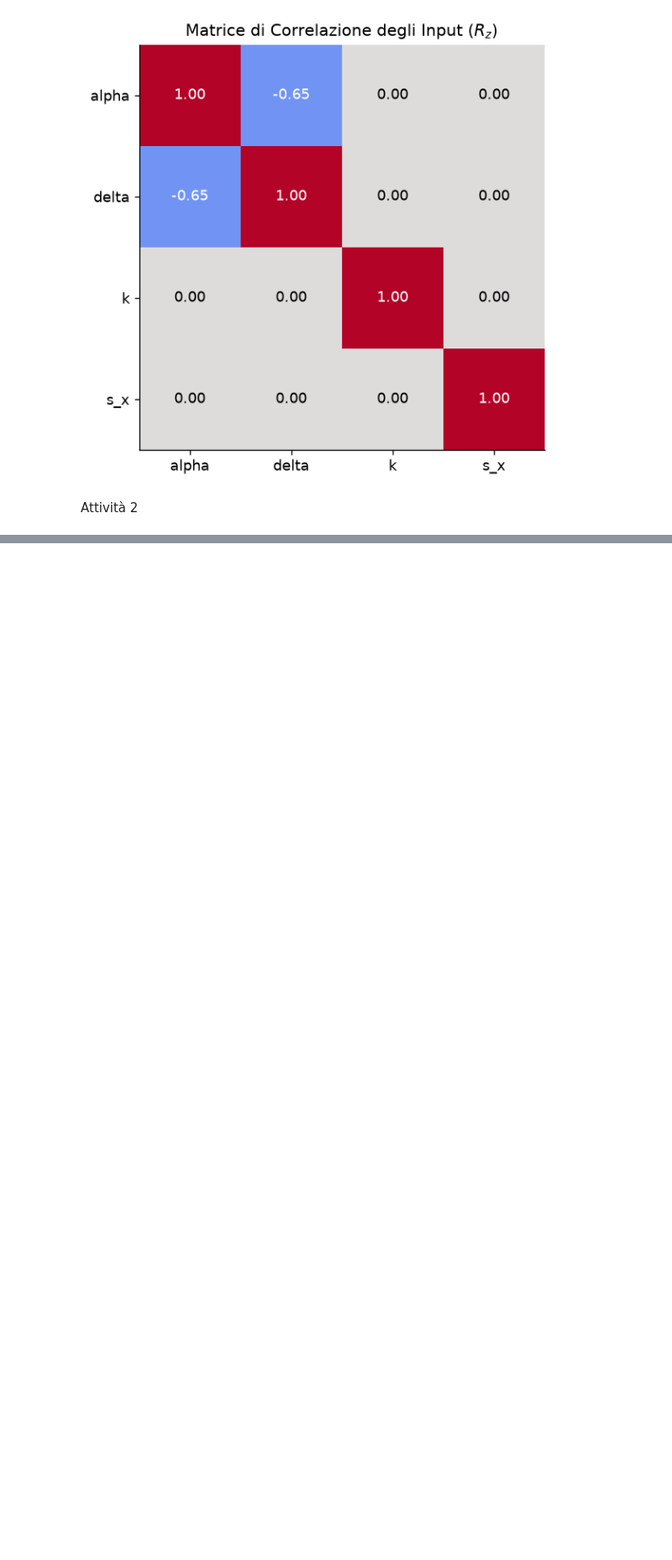
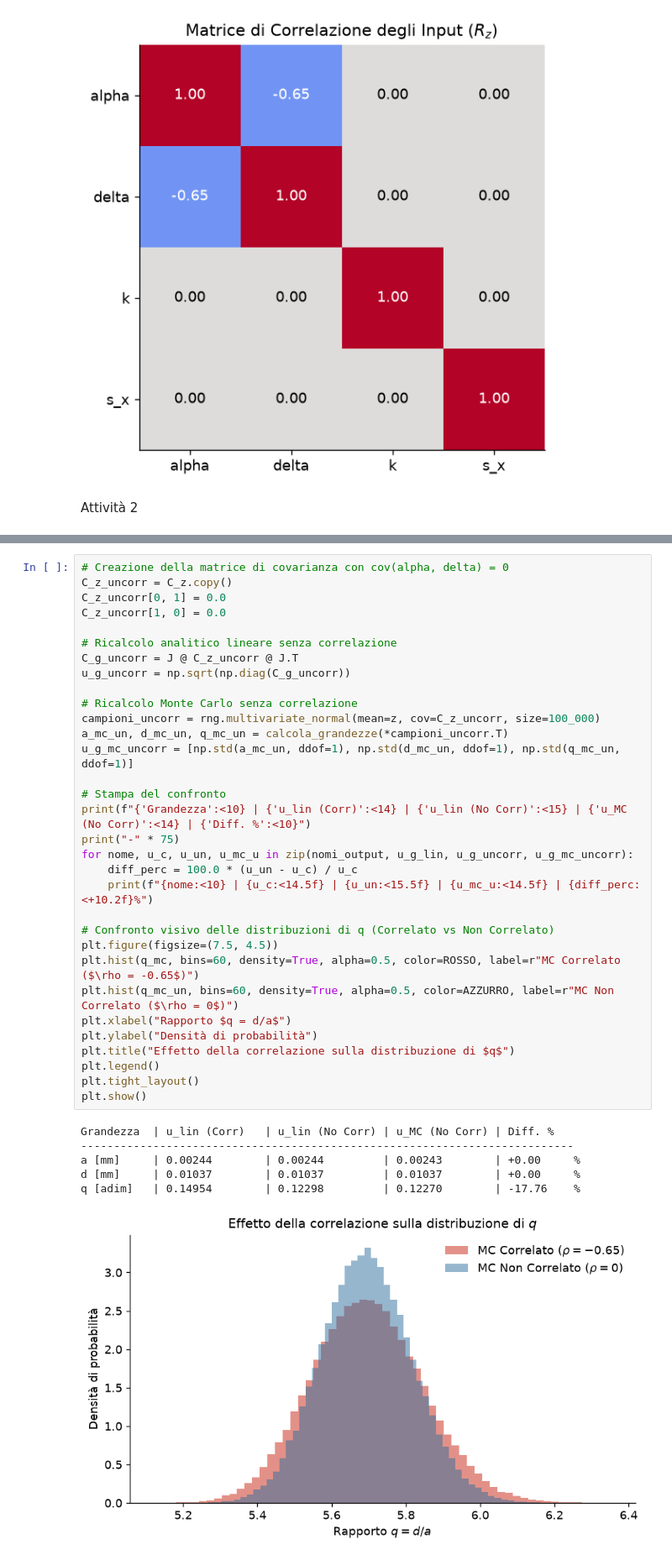
Before and after one commit to LeonardoZara/LabEMO-Romani-Mercanti-Zara, a Jupyter notebook: analisidati.ipynb, the cells around one changed output, grey strips where cells are left out. Shown at 84% size. Drawn from its saved outputs; the diff is of its cells as text; blank space fills up the shorter version.

```diff
--- a/analisidati.ipynb
+++ b/analisidati.ipynb
@@ -363,0 +449,39 @@ Attività 2
+# %%
+# Creazione della matrice di covarianza con cov(alpha, delta) = 0
+C_z_uncorr = C_z.copy()
+C_z_uncorr[0, 1] = 0.0
+C_z_uncorr[1, 0] = 0.0
+
+# Ricalcolo analitico lineare senza correlazione
+C_g_uncorr = J @ C_z_uncorr @ J.T
+u_g_uncorr = np.sqrt(np.diag(C_g_uncorr))
+
+# Ricalcolo Monte Carlo senza correlazione
+campioni_uncorr = rng.multivariate_normal(mean=z, cov=C_z_uncorr, size=100_000)
+a_mc_un, d_mc_un, q_mc_un = calcola_grandezze(*campioni_uncorr.T)
+u_g_mc_uncorr = [np.std(a_mc_un, ddof=1), np.std(d_mc_un, ddof=1), np.std(q_mc_un, ddof=1)]
+
+# Stampa del confronto
+print(f"{'Grandezza':<10} | {'u_lin (Corr)':<14} | {'u_lin (No Corr)':<15} | {'u_MC (No Corr)':<14} | {'Diff. %':<10}")
+print("-" * 75)
+for nome, u_c, u_un, u_mc_u in zip(nomi_output, u_g_lin, u_g_uncorr, u_g_mc_uncorr):
+    diff_perc = 100.0 * (u_un - u_c) / u_c
+    print(f"{nome:<10} | {u_c:<14.5f} | {u_un:<15.5f} | {u_mc_u:<14.5f} | {diff_perc:<+10.2f}%")
+
+# Confronto visivo delle distribuzioni di q (Correlato vs Non Correlato)
+plt.figure(figsize=(7.5, 4.5))
+plt.hist(q_mc, bins=60, density=True, alpha=0.5, color=ROSSO, label=r"MC Correlato ($\rho = -0.65$)")
+plt.hist(q_mc_un, bins=60, density=True, alpha=0.5, color=AZZURRO, label=r"MC Non Correlato ($\rho = 0$)")
+plt.xlabel("Rapporto $q = d/a$")
+plt.ylabel("Densità di probabilità")
+plt.title("Effetto della correlazione sulla distribuzione di $q$")
+plt.legend()
+plt.tight_layout()
+plt.show()
+# %% [output]
+Grandezza  | u_lin (Corr)   | u_lin (No Corr) | u_MC (No Corr) | Diff. %
+---------------------------------------------------------------------------
+a [mm]     | 0.00244        | 0.00244         | 0.00243        | +0.00     %
+d [mm]     | 0.01037        | 0.01037         | 0.01037        | +0.00     %
+q [adim]   | 0.14954        | 0.12298         | 0.12270        | -17.76    %
+[figure, added]
```
Also changed, not shown: parts of 5 cells of this notebook.
